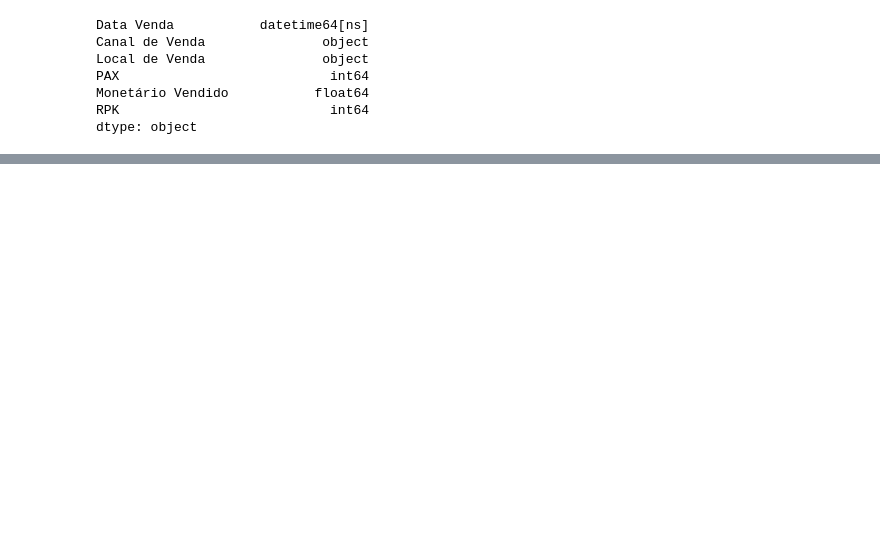
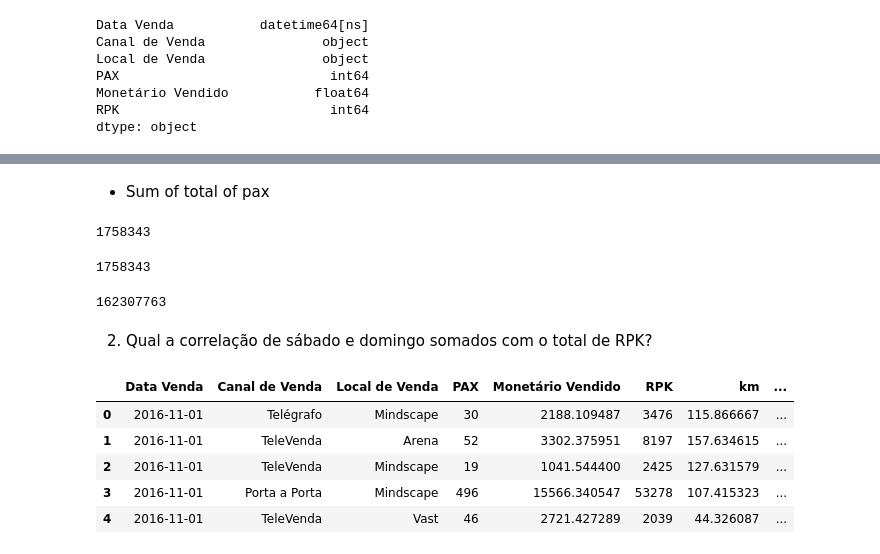
Before and after one commit to alexaugusto23/Gol_Cases, a Jupyter notebook: case01.ipynb, the cells around one changed output, grey strips where cells are left out. Saved outputs shown, nothing was run; the diff lists cells and outputs as text; code cells hidden in the pictures; blank space fills up the shorter version.

```diff
--- a/case01.ipynb
+++ b/case01.ipynb
@@ -36,0 +94,3 @@ dtype: object
+# %%
+_df = _df.dropna()
+_df.head(5)
@@ -36,0 +106,2 @@ dtype: object
+# %%
+_df['km'] = _df['RPK'] / _df['PAX']
@@ -36,0 +149,16 @@ dtype: object
+# %% [markdown]
+* Sum of total of pax
+# %%
+_df['PAX'].sum()
+# %% [output]
+1758343
+# %%
+_ranking['PAX'].sum()
+# %% [output]
+1758343
+# %%
+_df['RPK'].sum()
+# %% [output]
+162307763
+# %% [markdown]
+2. Qual a correlação de sábado e domingo somados com o total de RPK?
@@ -36,0 +189,10 @@ dtype: object
+# %%
+_df['Data Venda Str'] = _df['Data Venda'].astype(str)
+_df.head(5)
+# %% [output]
+|  | Data Venda | Canal de Venda | Local de Venda | PAX | Monetário Vendido | RPK | km | ... |
+| 0 | 2016-11-01 | Telégrafo | Mindscape | 30 | 2188.109487 | 3476 | 115.866667 | ... |
+| 1 | 2016-11-01 | TeleVenda | Arena | 52 | 3302.375951 | 8197 | 157.634615 | ... |
+| 2 | 2016-11-01 | TeleVenda | Mindscape | 19 | 1041.544400 | 2425 | 127.631579 | ... |
+| 3 | 2016-11-01 | Porta a Porta | Mindscape | 496 | 15566.340547 | 53278 | 107.415323 | ... |
+| 4 | 2016-11-01 | TeleVenda | Vast | 46 | 2721.427289 | 2039 | 44.326087 | ... |
```
Also changed, not shown: parts of 27 cells of this notebook.
